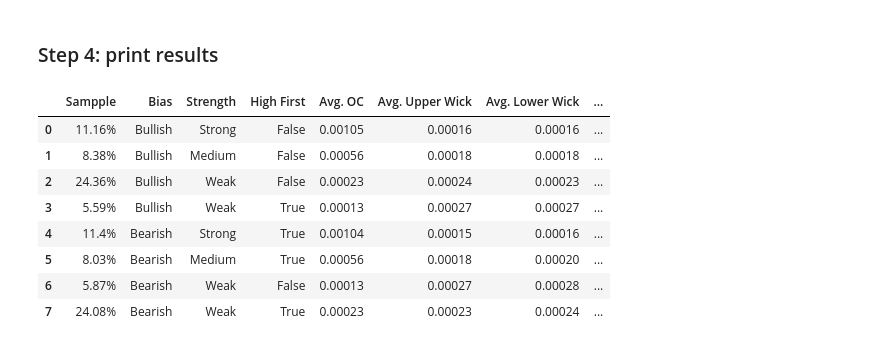
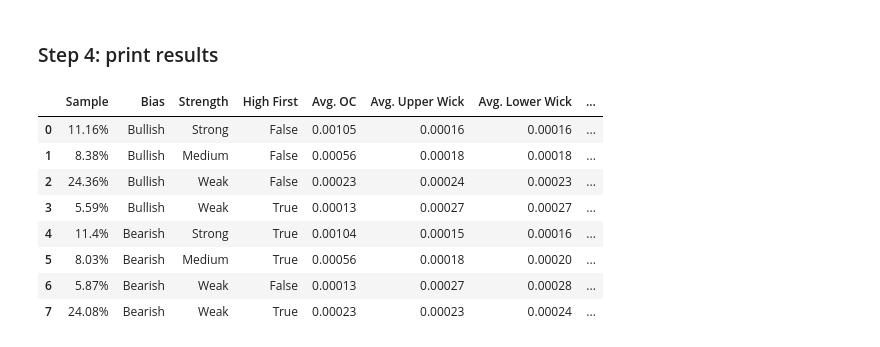
Before and after one commit to ironhak/test4anti, a Jupyter notebook: classify_candles v2.ipynb, the cells around one changed output. Cells and saved outputs as stored; diff of their text form; code cells hidden in the pictures.

```diff
--- a/classify_candles v2.ipynb
+++ b/classify_candles v2.ipynb
@@ -200,36 +200,36 @@ result_data = []
 pd.options.display.float_format = '{:.5f}'.format
 
 # Iterate over combinations and calculate mean
 for bias in unique_biases:
     for strength in unique_strengthes:
         for high_first in unique_high_first_values:
             subset = df[(df['Bias'] == bias) & (df['Strength'] == strength) & (df['High first'] == high_first)]
-            sample = ( subset.size / df.size ) *100
+            sample = ( subset.size / df.size ) *100 # This is the % of occurrences
 
             if sample >1: # I do not consider configurations that happenes less than 1% of times
 
                 # Average OC
                 mean_oc = subset['Open - Close'].mean()
                 mean_oc = mean_oc
                 # Average Higher and Lower wick
                 mean_uwk = subset['Upper Wick'].mean()
                 mean_lwk = subset['Lower Wick'].mean()
                 # Average time of High and time of Low
                 mean_thigh = int(round(subset['High time'].mean(),0))
                 mean_tlow = int(round(subset['Low time'].mean(),0))
                 time_ = f'{mean_thigh} - {mean_tlow}'
 
-                result_data.append({'Sampple':f'{round(sample,2)}%','Bias': bias, 'Strength': strength, 'High First': high_first, 'Avg. OC': mean_oc,
+                result_data.append({'Sample':f'{round(sample,2)}%','Bias': bias, 'Strength': strength, 'High First': high_first, 'Avg. OC': mean_oc,
                                     'Avg. Upper Wick': mean_uwk, 'Avg. Lower Wick':mean_lwk,'Avg. Time High - Low': time_})
 
 # Convert the list of dictionaries to a DataFrame
 result_df = pd.DataFrame(result_data)
 
 # Print the formatted table
 #print(tabulate(result_df, headers='keys', tablefmt='simple_outline', showindex=False, floatfmt=".5f", numalign="center", stralign="center"))
 result_df
 # %% [output]
-|  | Sampple | Bias | Strength | High First | Avg. OC | Avg. Upper Wick | Avg. Lower Wick | ... |
+|  | Sample | Bias | Strength | High First | Avg. OC | Avg. Upper Wick | Avg. Lower Wick | ... |
 | 0 | 11.16% | Bullish | Strong | False | 0.00105 | 0.00016 | 0.00016 | ... |
 | 1 | 8.38% | Bullish | Medium | False | 0.00056 | 0.00018 | 0.00018 | ... |
 | 2 | 24.36% | Bullish | Weak | False | 0.00023 | 0.00024 | 0.00023 | ... |
```
